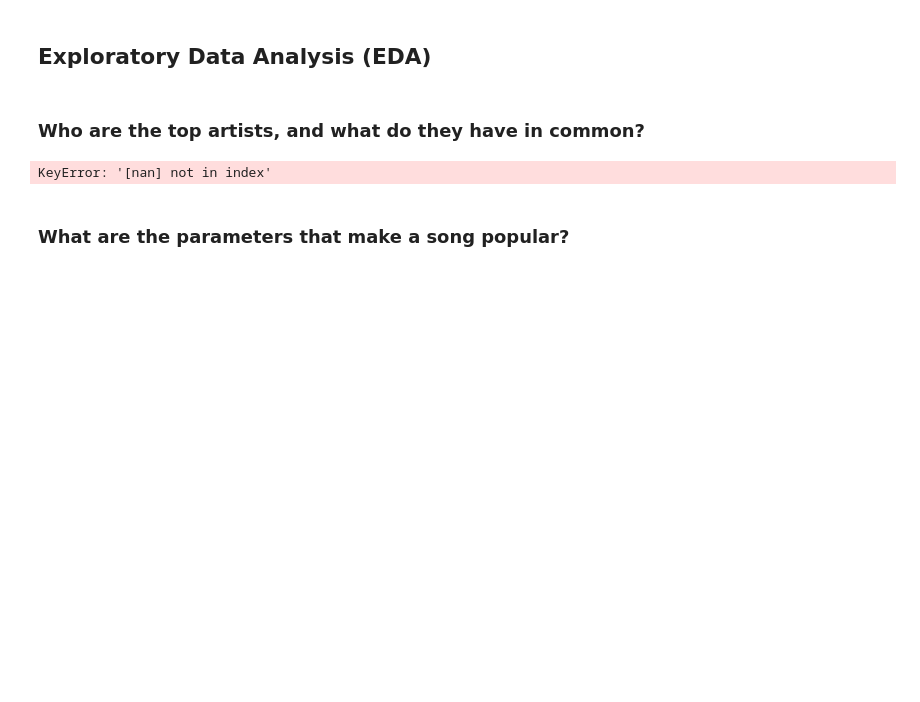
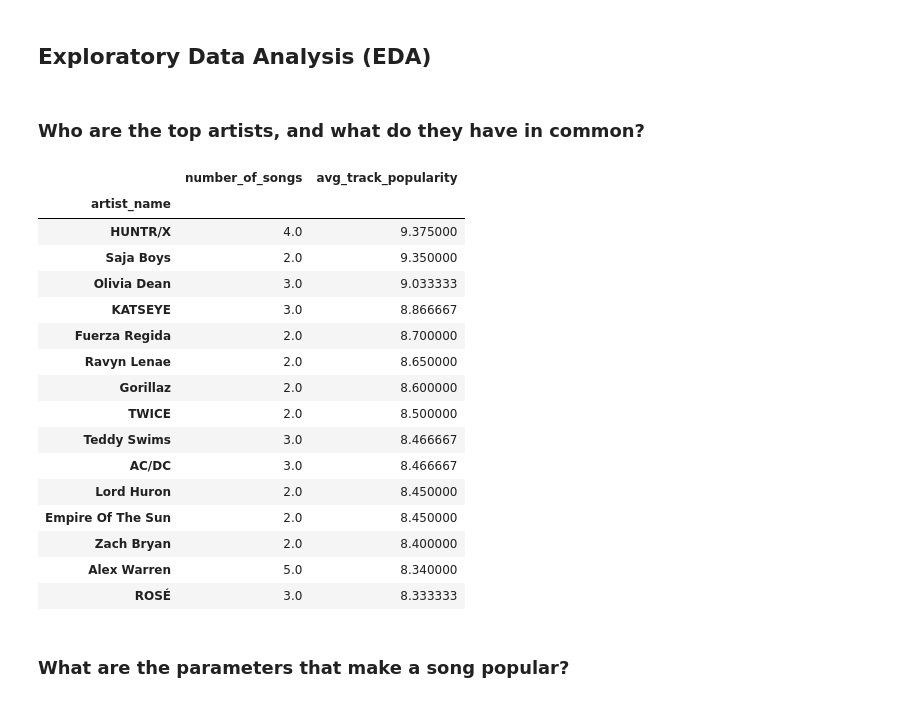
Before and after one commit to prokope/learning-data-science, a Jupyter notebook: eda.ipynb, the cells around one changed output. Saved outputs shown, nothing was run; the diff lists cells and outputs as text; code cells hidden in the pictures; blank space fills up the shorter version.

Commit message:
EDA: filtering artists with at least 2 songs and viewing their average track popularity

```diff
--- a/eda.ipynb
+++ b/eda.ipynb
@@ -372,12 +372,47 @@ display((df.sort_values(by='track_popularity', ascending=False).iloc[:10]))
 ## Exploratory Data Analysis (EDA)
 # %% [markdown]
 ### Who are the top artists, and what do they have in common?
-# %%
-# To filter the top artists, I can calculate the song popularity average of their songs, and select only those who have at least five songs
-
-artists_5plus = df[df['artist_name'].value_counts()[df['artist_name']] >= 5]
-display(artists_5plus)
-# %% [output]
-KeyError: '[nan] not in index'
+# %%
+# To filter the top artists, I can calculate the song popularity average of their songs, and select only those who have at least five songs on this dataset
+
+# The artists also have a 'artist_popularity' measure which goes from 0 to 100
+
+# Creating a series to get the number of songs by artists (times they appear on dataset)
+num_songs_by_artist = df['artist_name'].value_counts()
+
+# Filtering artist with more than one appearance
+num_songs_by_artist = num_songs_by_artist[num_songs_by_artist > 1]
+
+# Groupping artist by name and their songs popularity avg
+track_popularity_by_artist = df.groupby(["artist_name"])['track_popularity'].mean().sort_values(ascending=False)
+
+# Merging the series with number of songs and avg track popularity by artist names
+artist_popularity = pd.DataFrame({
+    'number_of_songs': num_songs_by_artist,
+    'avg_track_popularity': track_popularity_by_artist
+})
+
+# Ordering by avg track popularity
+artist_popularity = artist_popularity.dropna(subset=['number_of_songs']).sort_values(by='avg_track_popularity', ascending=False)
+
+artist_popularity.head(15)
+# %% [output]
+|  | number_of_songs | avg_track_popularity |
+| artist_name |  |  |
+| HUNTR/X | 4.0 | 9.375000 |
+| Saja Boys | 2.0 | 9.350000 |
+| Olivia Dean | 3.0 | 9.033333 |
+| KATSEYE | 3.0 | 8.866667 |
+| Fuerza Regida | 2.0 | 8.700000 |
+| Ravyn Lenae | 2.0 | 8.650000 |
+| Gorillaz | 2.0 | 8.600000 |
+| TWICE | 2.0 | 8.500000 |
+| Teddy Swims | 3.0 | 8.466667 |
+| AC/DC | 3.0 | 8.466667 |
+| Lord Huron | 2.0 | 8.450000 |
+| Empire Of The Sun | 2.0 | 8.450000 |
+| Zach Bryan | 2.0 | 8.400000 |
+| Alex Warren | 5.0 | 8.340000 |
+| ROSÉ | 3.0 | 8.333333 |
 # %% [markdown]
 ### What are the parameters that make a song popular?
```
